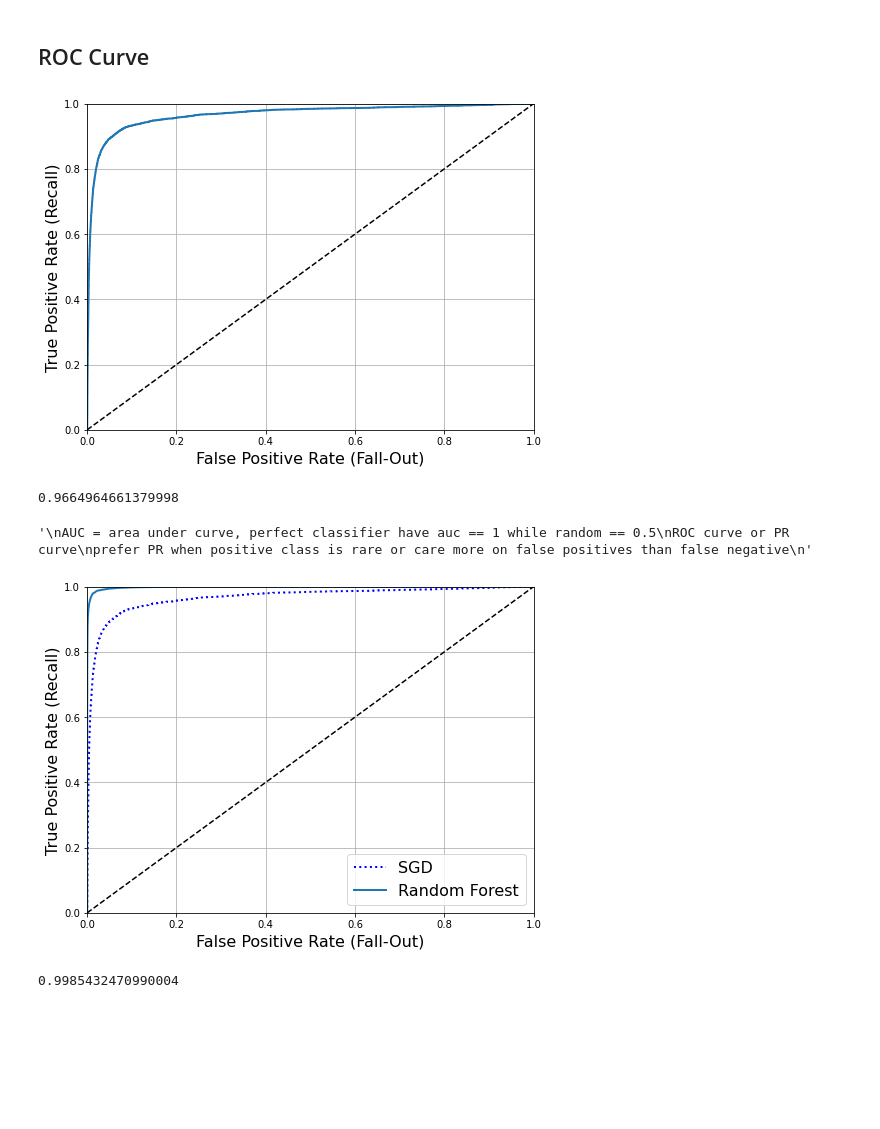
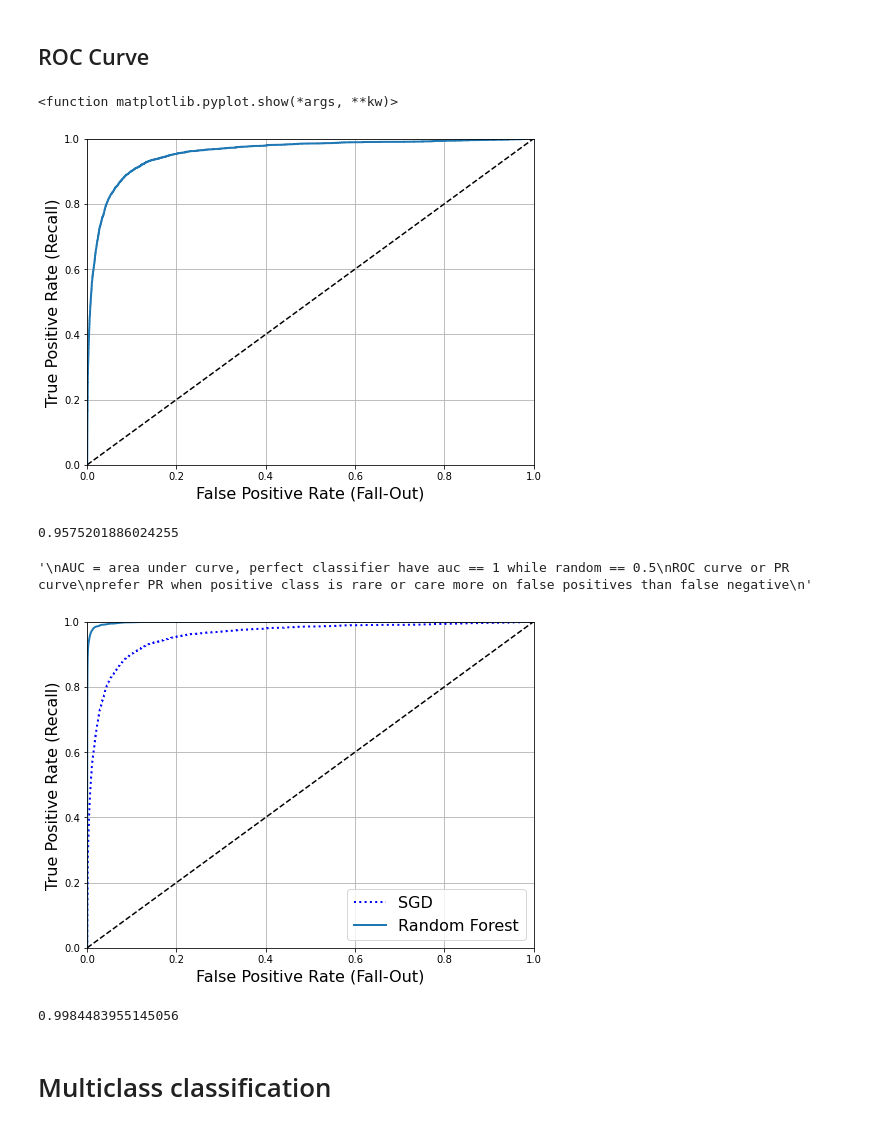
Before and after one commit to chunyip135/Hands_on_ML, a Jupyter notebook: Hands-on_chap3.ipynb, the cells around one changed output. Cells and saved outputs as stored; diff of their text form; code cells hidden in the pictures; blank space fills up the shorter version.

```diff
--- a/Hands-on_chap3.ipynb
+++ b/Hands-on_chap3.ipynb
@@ -182,7 +192,10 @@ array([False])
 ## precision_recall_curve & precision vs recall
 # %%
 # to decide which thresholds to use
-y_scores = cross_val_predict(sgd_clf, X_train, y_train_5, cv=3,
+y_scores = cross_val_predict(sgd_clf,
+                             X_train,
+                             y_train_5,
+                             cv=3,
                              method="decision_function")
 
 from sklearn.metrics import precision_recall_curve
@@ -281,11 +306,12 @@ fpr, tpr, thresholds = roc_curve(y_train_5, y_scores)
 # %%
 def plot_roc_curve(fpr, tpr, label=None):
     plt.plot(fpr, tpr, linewidth=2, label=label)
-    plt.plot([0, 1], [0, 1], 'k--') # dashed diagonal
-    plt.axis([0, 1, 0, 1])                                    # Not shown in the book
-    plt.xlabel('False Positive Rate (Fall-Out)', fontsize=16) # Not shown
-    plt.ylabel('True Positive Rate (Recall)', fontsize=16)    # Not shown
-    plt.grid(True)                                            # Not shown
+    plt.plot([0, 1], [0, 1], 'k--')  # dashed diagonal
+    plt.axis([0, 1, 0, 1])  # Not shown in the book
+    plt.xlabel('False Positive Rate (Fall-Out)', fontsize=16)  # Not shown
+    plt.ylabel('True Positive Rate (Recall)', fontsize=16)  # Not shown
+    plt.grid(True)  # Not shown
+
 
 plt.figure(figsize=(8, 6))
 plot_roc_curve(fpr, tpr)
@@ -293,7 +319,8 @@ plt.show
 
 # tradeoff with recall(TPR) and FPR
 # %% [output]
+<function matplotlib.pyplot.show(*args, **kw)>
-[figure, old version]
+[figure, new version]
 # %%
 from sklearn.metrics import roc_auc_score
 
@@ -306,31 +333,35 @@ ROC curve or PR curve
 prefer PR when positive class is rare or care more on false positives than false negative
 '''
 # %% [output]
-0.9664964661379998
+0.9575201886024255
 '\nAUC = area under curve, perfect classifier have auc == 1 while random == 0.5\nROC curve or PR curve\nprefer PR when positive class is rare or care more on false positives than false negative\n'
 # %%
 from sklearn.ensemble import RandomForestClassifier
 forest_clf = RandomForestClassifier(n_estimators=100, random_state=42)
-y_probas_forest = cross_val_predict(forest_clf, X_train, y_train_5, cv=3,
-                                    method="predict_proba") # RF din have decision function but predict proba
+y_probas_forest = cross_val_predict(
+    forest_clf, X_train, y_train_5, cv=3,
+    method="predict_proba")  # RF din have decision function but predict proba
 # %%
-y_scores_forest = y_probas_forest[:, 1] # score = proba of positive class
-fpr_forest, tpr_forest, thresholds_forest = roc_curve(y_train_5,y_scores_forest)
+y_scores_forest = y_probas_forest[:, 1]  # score = proba of positive class
+fpr_forest, tpr_forest, thresholds_forest = roc_curve(y_train_5,
+                                                      y_scores_forest)
 
 plt.figure(figsize=(8, 6))
 plt.plot(fpr, tpr, "b:", linewidth=2, label="SGD")
 plot_roc_curve(fpr_forest, tpr_forest, "Random Forest")
 '''plt.plot([4.837e-3, 4.837e-3], [0., 0.4368], "r:")
 plt.plot([0.0, 4.837e-3], [0.4368, 0.4368], "r:")
 plt.plot([4.837e-3], [0.4368], "ro")
 plt.plot([4.837e-3, 4.837e-3], [0., 0.9487], "r:")
 plt.plot([4.837e-3], [0.9487], "ro")'''
 plt.grid(True)
 plt.legend(loc="lower right", fontsize=16)
 plt.show()
 # %% [output]
-[figure, old version]
+[figure, new version]
 # %%
 roc_auc_score(y_train_5, y_scores_forest)
 # %% [output]
-0.9985432470990004
+0.9984483955145056
+# %% [markdown]
+# Multiclass classification
```
Also changed, not shown: parts of 37 cells of this notebook.
